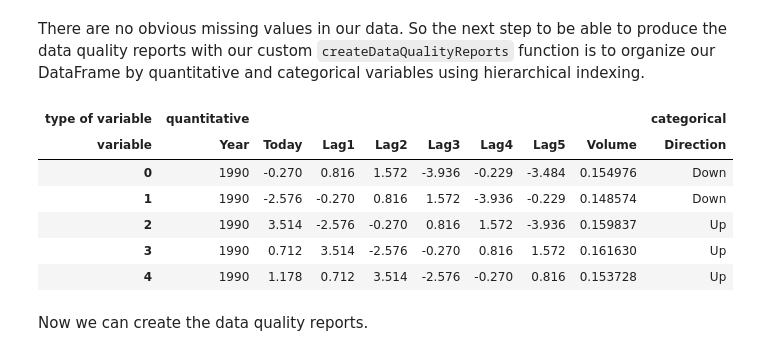
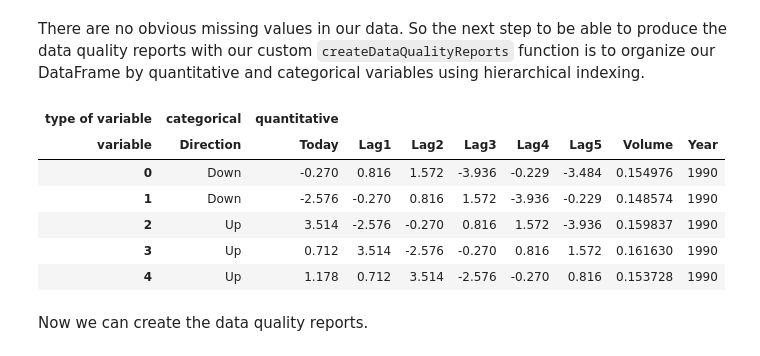
Before and after one commit to HerrBroekman/Python-solutions-for-An-Introduction-to-Statistical-Learning, a Jupyter notebook: DataSets/Weekly/Exploration.ipynb, the cells around one changed output. Drawn from its saved outputs; the diff is of its cells as text; code cells hidden in the pictures.

```diff
--- a/DataSets/Weekly/Exploration.ipynb
+++ b/DataSets/Weekly/Exploration.ipynb
@@ -47,20 +47,21 @@ df[df.isnull().any(axis=1)].shape
 # %%
 df.columns = pd.MultiIndex.from_tuples([('quantitative', 'Year'), ('quantitative', 'Lag1'),
                           ('quantitative', 'Lag2'), ('quantitative', 'Lag3'),
                          ('quantitative', 'Lag4'), ('quantitative', 'Lag5'),
                         ('quantitative', 'Volume'), ('quantitative', 'Today'),
                         ('categorical', 'Direction')],
                         names=['type of variable', 'variable'])
-df = df.reindex(columns=['Year', 'Direction', 'Today', 'Lag1', 'Lag2', 'Lag3', 'Lag4', 'Lag5', 'Volume'], level=1)
+df = df.reindex(columns=['categorical', 'quantitative'], level=0)
+df = df.reindex(columns=['Direction', 'Today', 'Lag1', 'Lag2', 'Lag3', 'Lag4', 'Lag5', 'Volume', 'Year'], level=1)
 df.head()
 # %% [output]
-| type of variable | quantitative |  |  |  |  |  |  |  | categorical |
-| variable | Year | Today | Lag1 | Lag2 | Lag3 | Lag4 | Lag5 | Volume | Direction |
-| 0 | 1990 | -0.270 | 0.816 | 1.572 | -3.936 | -0.229 | -3.484 | 0.154976 | Down |
-| 1 | 1990 | -2.576 | -0.270 | 0.816 | 1.572 | -3.936 | -0.229 | 0.148574 | Down |
-| 2 | 1990 | 3.514 | -2.576 | -0.270 | 0.816 | 1.572 | -3.936 | 0.159837 | Up |
-| 3 | 1990 | 0.712 | 3.514 | -2.576 | -0.270 | 0.816 | 1.572 | 0.161630 | Up |
-| 4 | 1990 | 1.178 | 0.712 | 3.514 | -2.576 | -0.270 | 0.816 | 0.153728 | Up |
+| type of variable | categorical | quantitative |  |  |  |  |  |  |  |
+| variable | Direction | Today | Lag1 | Lag2 | Lag3 | Lag4 | Lag5 | Volume | Year |
+| 0 | Down | -0.270 | 0.816 | 1.572 | -3.936 | -0.229 | -3.484 | 0.154976 | 1990 |
+| 1 | Down | -2.576 | -0.270 | 0.816 | 1.572 | -3.936 | -0.229 | 0.148574 | 1990 |
+| 2 | Up | 3.514 | -2.576 | -0.270 | 0.816 | 1.572 | -3.936 | 0.159837 | 1990 |
+| 3 | Up | 0.712 | 3.514 | -2.576 | -0.270 | 0.816 | 1.572 | 0.161630 | 1990 |
+| 4 | Up | 1.178 | 0.712 | 3.514 | -2.576 | -0.270 | 0.816 | 0.153728 | 1990 |
 # %% [markdown]
 <p>Now we can create the data quality reports.</p>
 # %%
```
Also changed, not shown: parts of 3 cells of this notebook, 2 other files.
